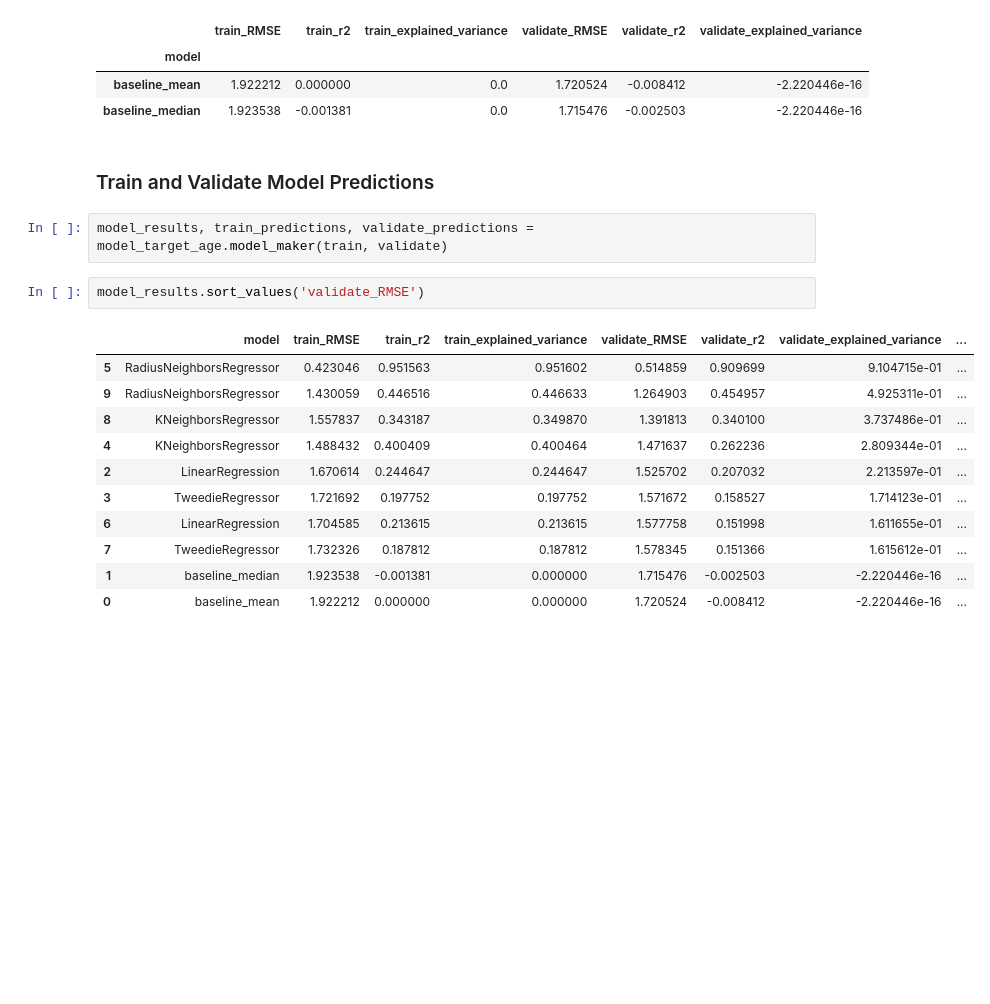
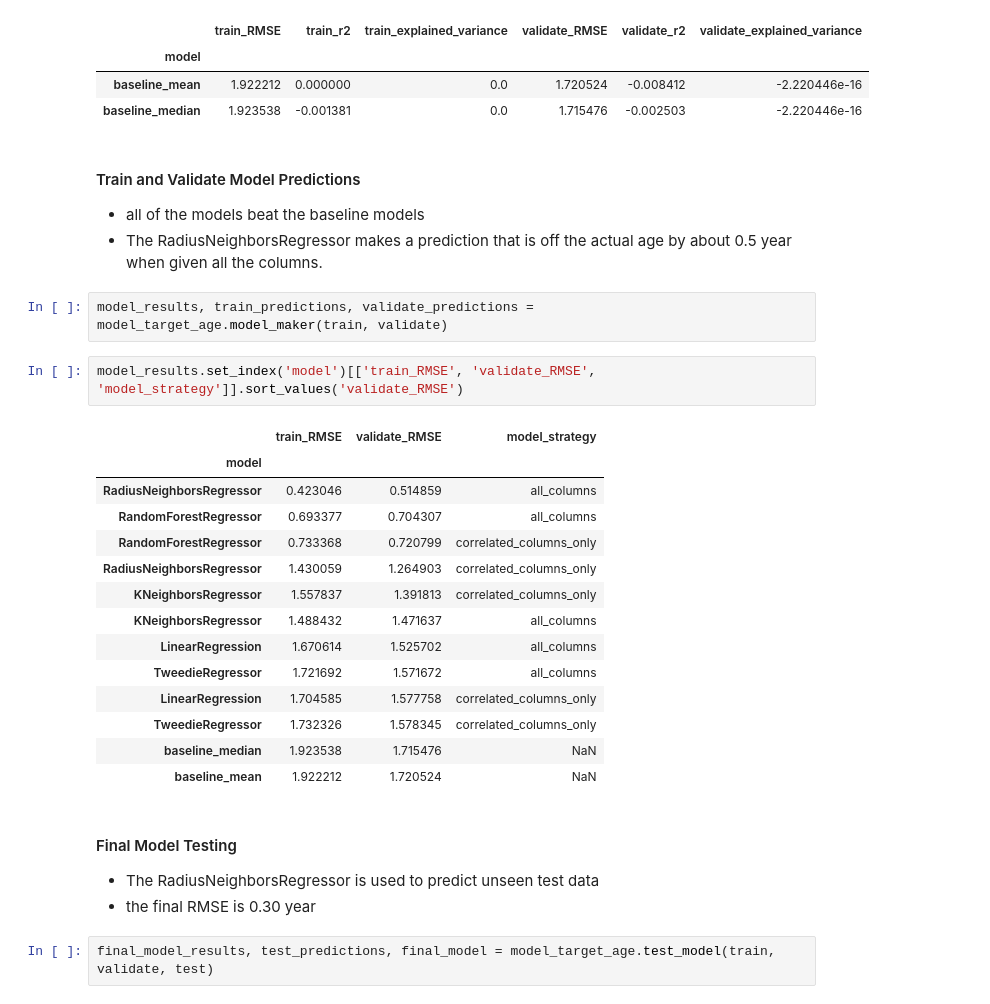
Before and after one commit to stephenfitzsimon/possum-regression, a Jupyter notebook: possum_models.ipynb, the cells around one changed output. Saved outputs shown, nothing was run; the diff lists cells and outputs as text; blank space fills up the shorter version.

Commit message:
finished regression model

```diff
--- a/possum_models.ipynb
+++ b/possum_models.ipynb
@@ -724,20 +726,31 @@ model_target_age.make_baseline_model(train, validate).set_index('model')
 | baseline_mean | 1.922212 | 0.000000 | 0.0 | 1.720524 | -0.008412 | -2.220446e-16 |
 | baseline_median | 1.923538 | -0.001381 | 0.0 | 1.715476 | -0.002503 | -2.220446e-16 |
 # %% [markdown]
-### Train and Validate Model Predictions
+#### Train and Validate Model Predictions
+- all of the models beat the baseline models
+- The RadiusNeighborsRegressor makes a prediction that is off the actual age by about 0.5 year when given all the columns.
 # %%
 model_results, train_predictions, validate_predictions = model_target_age.model_maker(train, validate)
 # %%
-model_results.sort_values('validate_RMSE')
+model_results.set_index('model')[['train_RMSE', 'validate_RMSE', 'model_strategy']].sort_values('validate_RMSE')
 # %% [output]
-|  | model | train_RMSE | train_r2 | train_explained_variance | validate_RMSE | validate_r2 | validate_explained_variance | ... |
-| 5 | RadiusNeighborsRegressor | 0.423046 | 0.951563 | 0.951602 | 0.514859 | 0.909699 | 9.104715e-01 | ... |
-| 9 | RadiusNeighborsRegressor | 1.430059 | 0.446516 | 0.446633 | 1.264903 | 0.454957 | 4.925311e-01 | ... |
-| 8 | KNeighborsRegressor | 1.557837 | 0.343187 | 0.349870 | 1.391813 | 0.340100 | 3.737486e-01 | ... |
-| 4 | KNeighborsRegressor | 1.488432 | 0.400409 | 0.400464 | 1.471637 | 0.262236 | 2.809344e-01 | ... |
-| 2 | LinearRegression | 1.670614 | 0.244647 | 0.244647 | 1.525702 | 0.207032 | 2.213597e-01 | ... |
-| 3 | TweedieRegressor | 1.721692 | 0.197752 | 0.197752 | 1.571672 | 0.158527 | 1.714123e-01 | ... |
-| 6 | LinearRegression | 1.704585 | 0.213615 | 0.213615 | 1.577758 | 0.151998 | 1.611655e-01 | ... |
-| 7 | TweedieRegressor | 1.732326 | 0.187812 | 0.187812 | 1.578345 | 0.151366 | 1.615612e-01 | ... |
-| 1 | baseline_median | 1.923538 | -0.001381 | 0.000000 | 1.715476 | -0.002503 | -2.220446e-16 | ... |
-| 0 | baseline_mean | 1.922212 | 0.000000 | 0.000000 | 1.720524 | -0.008412 | -2.220446e-16 | ... |
+|  | train_RMSE | validate_RMSE | model_strategy |
+| model |  |  |  |
+| RadiusNeighborsRegressor | 0.423046 | 0.514859 | all_columns |
+| RandomForestRegressor | 0.693377 | 0.704307 | all_columns |
+| RandomForestRegressor | 0.733368 | 0.720799 | correlated_columns_only |
+| RadiusNeighborsRegressor | 1.430059 | 1.264903 | correlated_columns_only |
+| KNeighborsRegressor | 1.557837 | 1.391813 | correlated_columns_only |
+| KNeighborsRegressor | 1.488432 | 1.471637 | all_columns |
+| LinearRegression | 1.670614 | 1.525702 | all_columns |
+| TweedieRegressor | 1.721692 | 1.571672 | all_columns |
+| LinearRegression | 1.704585 | 1.577758 | correlated_columns_only |
+| TweedieRegressor | 1.732326 | 1.578345 | correlated_columns_only |
+| baseline_median | 1.923538 | 1.715476 | NaN |
+| baseline_mean | 1.922212 | 1.720524 | NaN |
+# %% [markdown]
+#### Final Model Testing
+- The RadiusNeighborsRegressor is used to predict unseen test data
+- the final RMSE is 0.30 year
+# %%
+final_model_results, test_predictions, final_model = model_target_age.test_model(train, validate, test)
```
Also changed, not shown: parts of 9 cells of this notebook, 1 other file.
